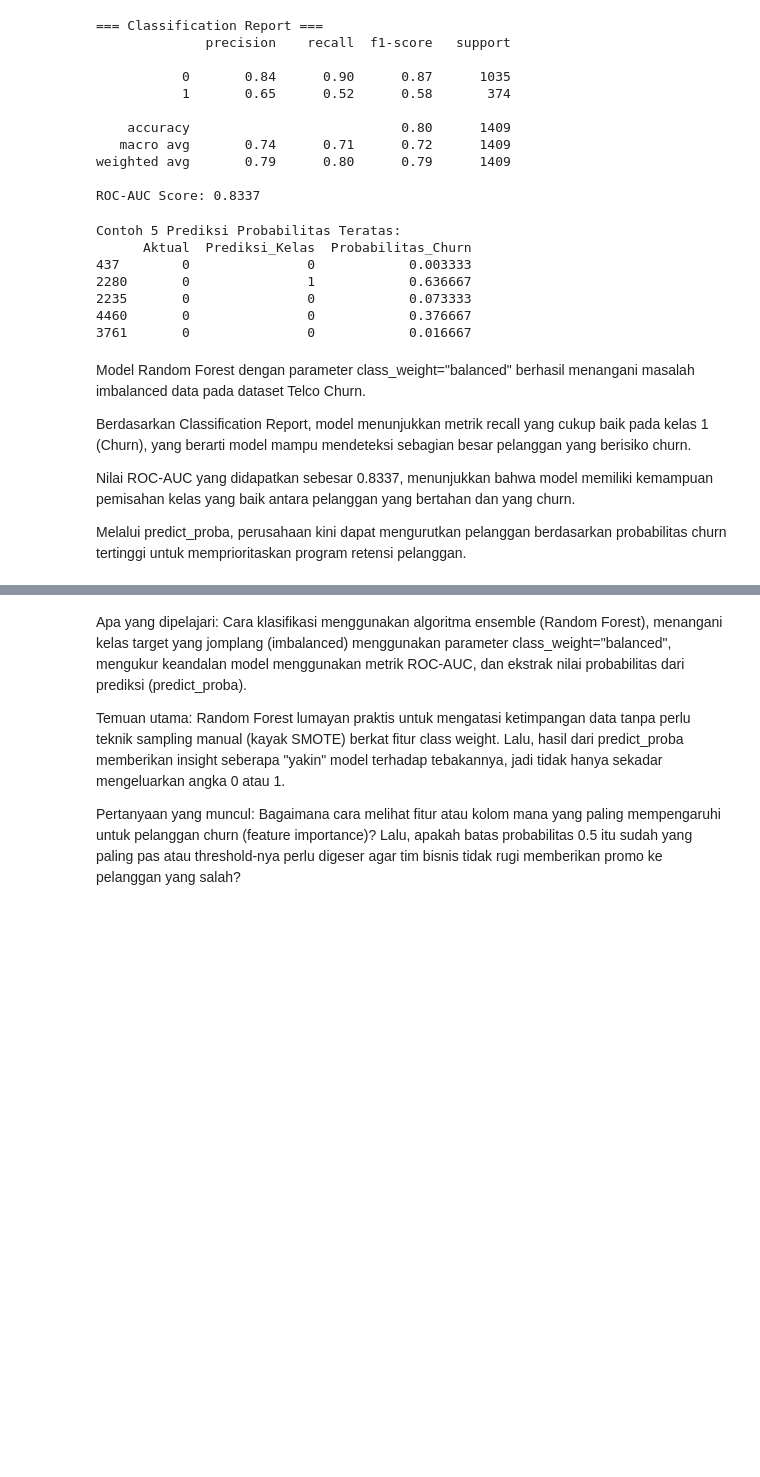
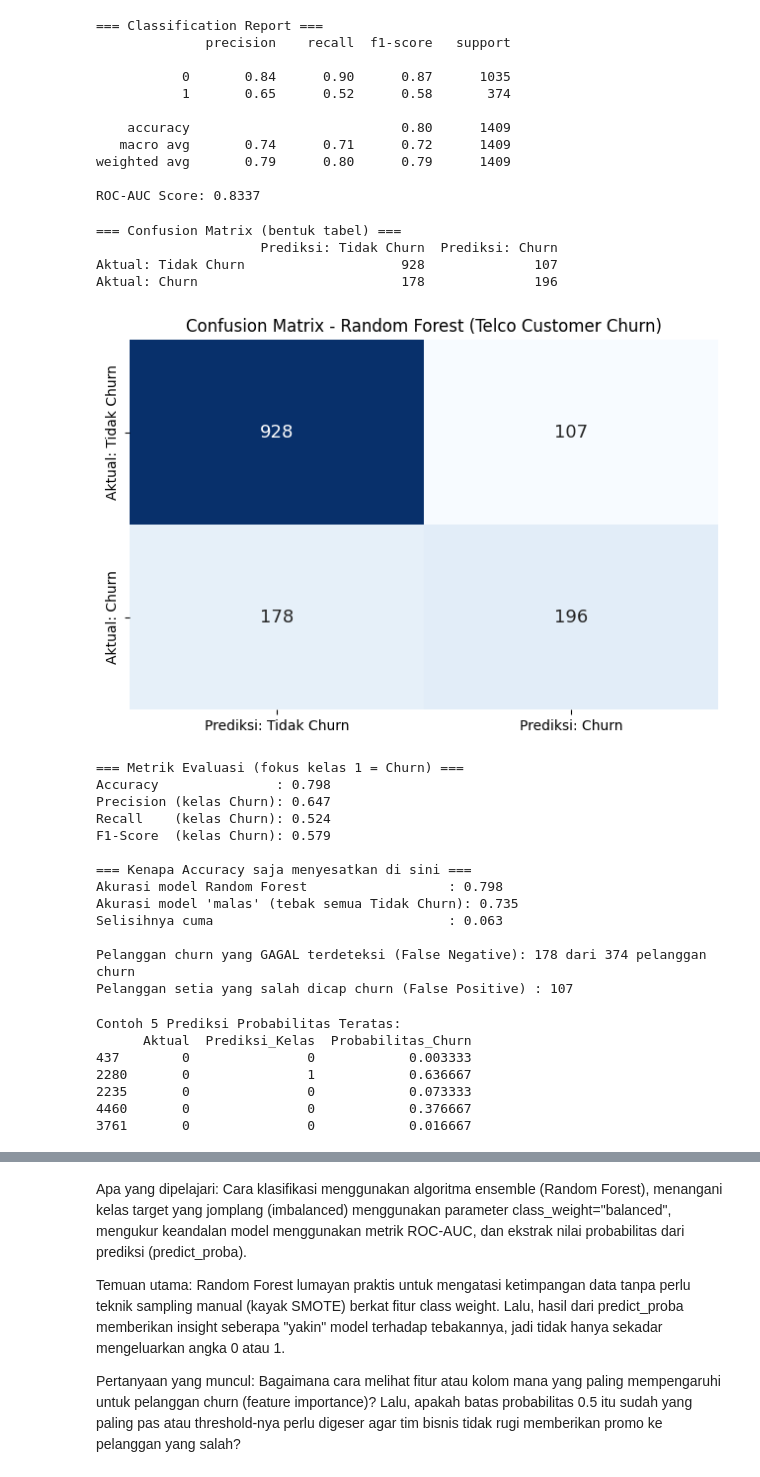
Before and after one commit to gryfklapryd/data-science-2024, a Jupyter notebook: Pertemuan10_Greyfikal_Apriyuda_250401020064.ipynb, the cells around one changed output, grey strips where cells are left out. Saved outputs shown, nothing was run; the diff lists cells and outputs as text; code cells hidden in the pictures; blank space fills up the shorter version.

```diff
--- a/Pertemuan10_Greyfikal_Apriyuda_250401020064.ipynb
+++ b/Pertemuan10_Greyfikal_Apriyuda_250401020064.ipynb
@@ -18,0 +7,10 @@ Name: proportion, dtype: float64
+# %%
+import pandas as pd
+
+# Dataset publik IBM Telco Customer Churn (7043 baris, 21 kolom)
+# Dibaca langsung dari URL supaya notebook bisa dijalankan ulang tanpa upload file manual.
+url = "https://raw.githubusercontent.com/IBM/telco-customer-churn-on-icp4d/master/data/Telco-Customer-Churn.csv"
+df = pd.read_csv(url)
+
+print(df.shape)
+print(df["Churn"].value_counts(normalize=True))
@@ -57,6 +61,61 @@ print(f"ROC-AUC Score: {roc_auc:.4f}")
 weighted avg       0.79      0.80      0.79      1409
 
 ROC-AUC Score: 0.8337
+# %%
+from sklearn.metrics import (confusion_matrix, accuracy_score,
+                             precision_score, recall_score, f1_score)
+import matplotlib.pyplot as plt
+import seaborn as sns
+
+cm = confusion_matrix(y_te, y_pred)
+cm_df = pd.DataFrame(
+    cm,
+    index=["Aktual: Tidak Churn", "Aktual: Churn"],
+    columns=["Prediksi: Tidak Churn", "Prediksi: Churn"],
+)
+print("=== Confusion Matrix (bentuk tabel) ===")
+print(cm_df)
+
+plt.figure(figsize=(6.5, 4.5))
+sns.heatmap(cm_df, annot=True, fmt="d", cmap="Blues", cbar=False, annot_kws={"size": 13})
+plt.title("Confusion Matrix - Random Forest (Telco Customer Churn)")
+plt.tight_layout()
+plt.show()
+
+tn, fp, fn, tp = cm.ravel()
+print("\n=== Metrik Evaluasi (fokus kelas 1 = Churn) ===")
+print(f"Accuracy               : {accuracy_score(y_te, y_pred):.3f}")
+print(f"Precision (kelas Churn): {precision_score(y_te, y_pred):.3f}")
+print(f"Recall    (kelas Churn): {recall_score(y_te, y_pred):.3f}")
+print(f"F1-Score  (kelas Churn): {f1_score(y_te, y_pred):.3f}")
+
+# Pembanding: model "malas" yang menebak semua pelanggan tidak akan churn
+baseline_acc = (y_te == 0).mean()
+print("\n=== Kenapa Accuracy saja menyesatkan di sini ===")
+print(f"Akurasi model Random Forest                  : {accuracy_score(y_te, y_pred):.3f}")
+print(f"Akurasi model 'malas' (tebak semua Tidak Churn): {baseline_acc:.3f}")
+print(f"Selisihnya cuma                              : {accuracy_score(y_te, y_pred) - baseline_acc:.3f}")
+print(f"\nPelanggan churn yang GAGAL terdeteksi (False Negative): {fn} dari {tp + fn} pelanggan churn")
+print(f"Pelanggan setia yang salah dicap churn (False Positive) : {fp}")
+# %% [output]
+=== Confusion Matrix (bentuk tabel) ===
+                     Prediksi: Tidak Churn  Prediksi: Churn
+Aktual: Tidak Churn                    928              107
+Aktual: Churn                          178              196
+[figure, added]
+=== Metrik Evaluasi (fokus kelas 1 = Churn) ===
+Accuracy               : 0.798
+Precision (kelas Churn): 0.647
+Recall    (kelas Churn): 0.524
+F1-Score  (kelas Churn): 0.579
+
+=== Kenapa Accuracy saja menyesatkan di sini ===
+Akurasi model Random Forest                  : 0.798
+Akurasi model 'malas' (tebak semua Tidak Churn): 0.735
+Selisihnya cuma                              : 0.063
+
+Pelanggan churn yang GAGAL terdeteksi (False Negative): 178 dari 374 pelanggan churn
+Pelanggan setia yang salah dicap churn (False Positive) : 107
 # %%
 probabilitas_churn = rf.predict_proba(X_te)[:, 1]
 
@@ -76,11 +135,3 @@ Contoh 5 Prediksi Probabilitas Teratas:
 2235       0               0            0.073333
 4460       0               0            0.376667
 3761       0               0            0.016667
-# %% [markdown]
-Model Random Forest dengan parameter class_weight="balanced" berhasil menangani masalah imbalanced data pada dataset Telco Churn.
-
-Berdasarkan Classification Report, model menunjukkan metrik recall yang cukup baik pada kelas 1 (Churn), yang berarti model mampu mendeteksi sebagian besar pelanggan yang berisiko churn.
-
-Nilai ROC-AUC yang didapatkan sebesar 0.8337, menunjukkan bahwa model memiliki kemampuan pemisahan kelas yang baik antara pelanggan yang bertahan dan yang churn.
-
-Melalui predict_proba, perusahaan kini dapat mengurutkan pelanggan berdasarkan probabilitas churn tertinggi untuk memprioritaskan program retensi pelanggan.
```
Also changed, not shown: parts of 3 cells of this notebook.
